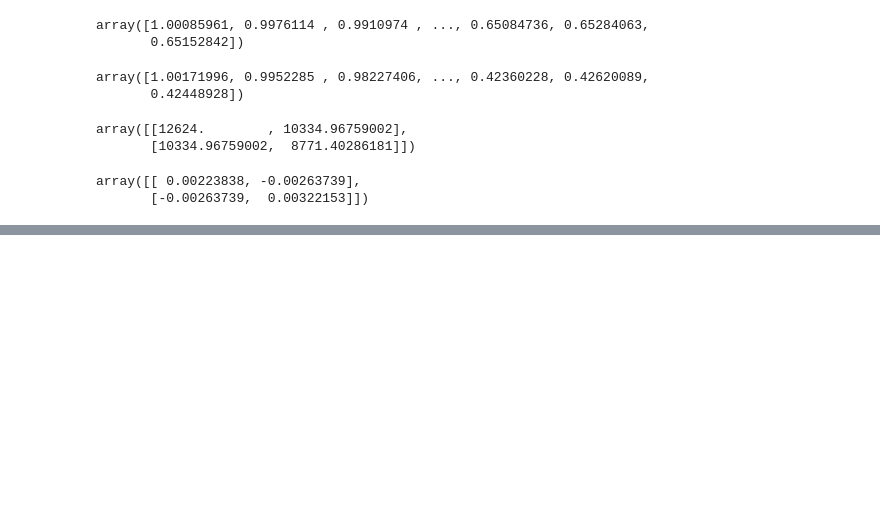
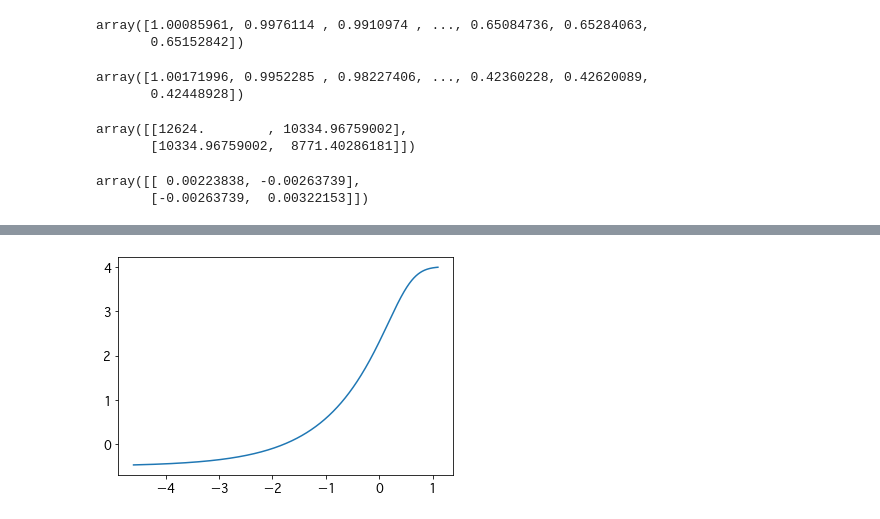
Before and after one commit to okuchap/DAA_Lucas, a Jupyter notebook: notebook/empirical_analysis.ipynb, the cells around one changed output, grey strips where cells are left out. Saved outputs shown, nothing was run; the diff lists cells and outputs as text; code cells hidden in the pictures; blank space fills up the shorter version.

```diff
--- a/notebook/empirical_analysis.ipynb
+++ b/notebook/empirical_analysis.ipynb
@@ -346,0 +366,8 @@ array([[ 0.00223838, -0.00263739],
+# %%
+# the same as above
+z = np.linspace(-4.6, 1.1, 1000)
+w = log_hash_supply(z)
+plt.plot(z,w)
+plt.show()
+# %% [output]
+[figure, added]
```
Also changed, not shown: parts of 18 cells of this notebook, 7 other files.
